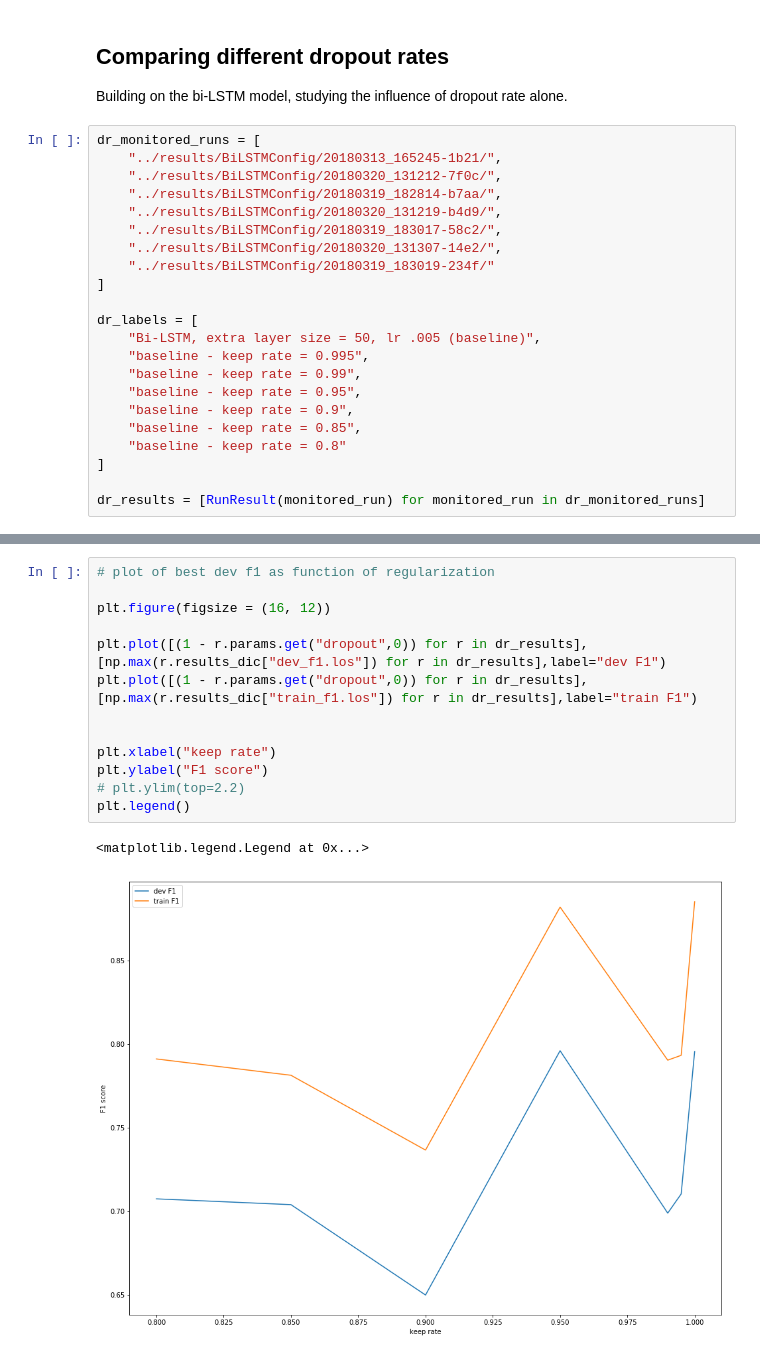
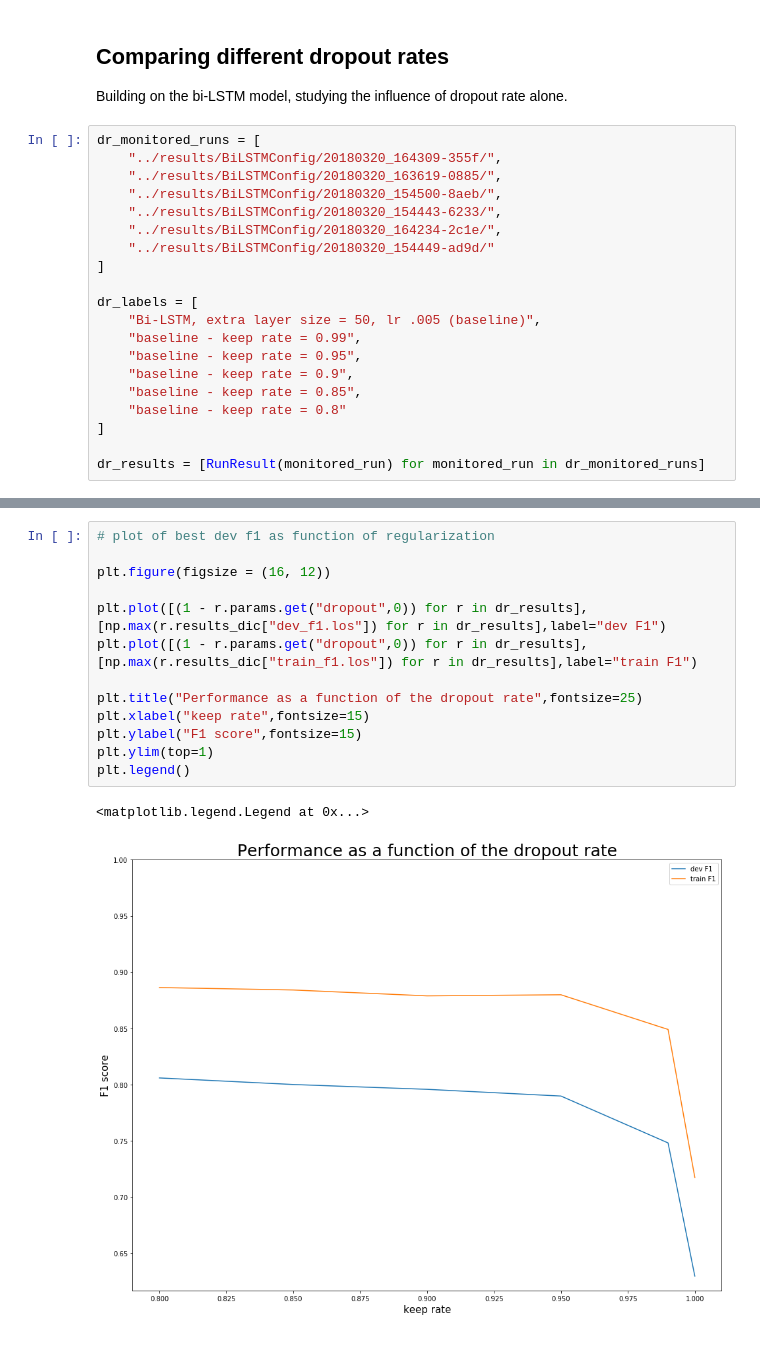
Before and after one commit to vincentbillaut/neuralNER, a Jupyter notebook: notebooks/VisualizeRuns.ipynb, the cells around one changed output, grey strips where cells are left out. Saved outputs shown, nothing was run; the diff lists cells and outputs as text.

```diff
--- a/notebooks/VisualizeRuns.ipynb
+++ b/notebooks/VisualizeRuns.ipynb
@@ -208,18 +228,16 @@ len(l2_labels)
 Building on the bi-LSTM model, studying the influence of dropout rate alone.
 # %%
 dr_monitored_runs = [
-    "../results/BiLSTMConfig/20180313_165245-1b21/",
-    "../results/BiLSTMConfig/20180320_131212-7f0c/",
-    "../results/BiLSTMConfig/20180319_182814-b7aa/",
-    "../results/BiLSTMConfig/20180320_131219-b4d9/",
-    "../results/BiLSTMConfig/20180319_183017-58c2/",
-    "../results/BiLSTMConfig/20180320_131307-14e2/",
-    "../results/BiLSTMConfig/20180319_183019-234f/"
+    "../results/BiLSTMConfig/20180320_164309-355f/",
+    "../results/BiLSTMConfig/20180320_163619-0885/",
+    "../results/BiLSTMConfig/20180320_154500-8aeb/",
+    "../results/BiLSTMConfig/20180320_154443-6233/",
+    "../results/BiLSTMConfig/20180320_164234-2c1e/",
+    "../results/BiLSTMConfig/20180320_154449-ad9d/"
 ]
 
 dr_labels = [
     "Bi-LSTM, extra layer size = 50, lr .005 (baseline)",
-    "baseline - keep rate = 0.995",
     "baseline - keep rate = 0.99",
     "baseline - keep rate = 0.95",
     "baseline - keep rate = 0.9",
@@ -259,16 +280,16 @@ plt.show()
 # %%
 # plot of best dev f1 as function of regularization
 
 plt.figure(figsize = (16, 12))
 
 plt.plot([(1 - r.params.get("dropout",0)) for r in dr_results],[np.max(r.results_dic["dev_f1.los"]) for r in dr_results],label="dev F1")
 plt.plot([(1 - r.params.get("dropout",0)) for r in dr_results],[np.max(r.results_dic["train_f1.los"]) for r in dr_results],label="train F1")
 
-
-plt.xlabel("keep rate")
-plt.ylabel("F1 score")
-# plt.ylim(top=2.2)
+plt.title("Performance as a function of the dropout rate",fontsize=25)
+plt.xlabel("keep rate",fontsize=15)
+plt.ylabel("F1 score",fontsize=15)
+plt.ylim(top=1)
 plt.legend()
 # %% [output]
 <matplotlib.legend.Legend at 0x...>
-[figure, old version]
+[figure, new version]
```
Also changed, not shown: parts of 5 cells of this notebook, 6 other files.
